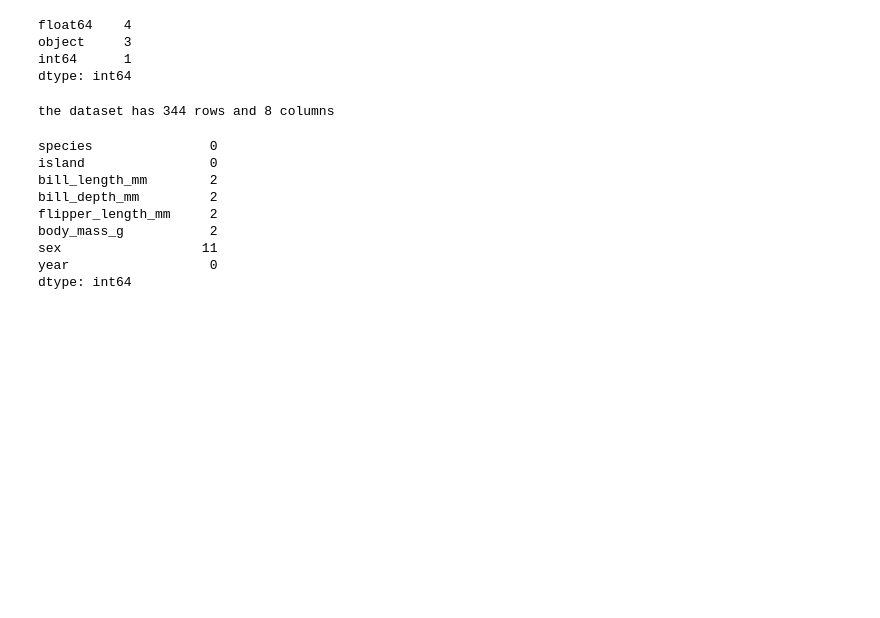
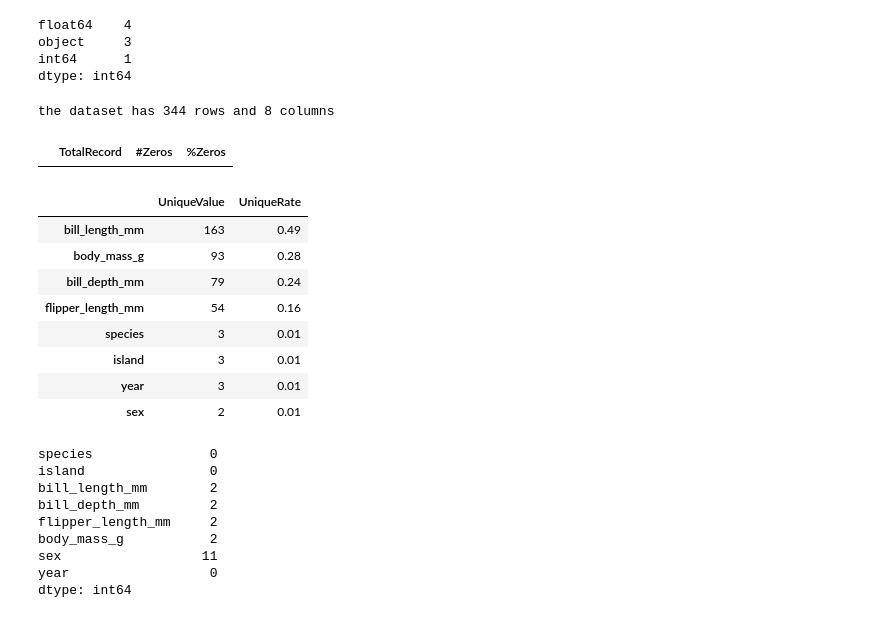
Before and after one commit to AleexSilva/Training-EDA, a Jupyter notebook: python-files/intro.ipynb, the cells around one changed output. Saved outputs shown, nothing was run; the diff lists cells and outputs as text; code cells hidden in the pictures; blank space fills up the shorter version.

```diff
--- a/python-files/intro.ipynb
+++ b/python-files/intro.ipynb
@@ -73,0 +90,5 @@ the dataset has 344 rows and 8 columns
+# %%
+#4
+Zerovalues(df)
+# %% [output]
+|  | TotalRecord | #Zeros | %Zeros |
@@ -74 +97,29 @@ the dataset has 344 rows and 8 columns
+# %%
+# 5
+
+def uniqueRate(data,initialColumn):
+
+  d = pd.DataFrame(columns=("UniqueValue","UniqueRate"),index=data.columns)
+  x = data.columns
+
+  for i in data.columns:
+    d.loc[i,"UniqueValue"]=data[i].nunique()
+    #print(x[i])
+
+  d["UniqueRate"]= d["UniqueValue"] / data.shape[0]
+  d["UniqueRate"] = d["UniqueRate"].astype(float)
+  d["UniqueRate"] = round(d["UniqueRate"],3)
+  return d.sort_values(by="UniqueValue",ascending=False)
+# %%
+uniqueRate(df,0)
+# %% [output]
+|  | UniqueValue | UniqueRate |
+| bill_length_mm | 163 | 0.49 |
+| body_mass_g | 93 | 0.28 |
+| bill_depth_mm | 79 | 0.24 |
+| flipper_length_mm | 54 | 0.16 |
+| species | 3 | 0.01 |
+| island | 3 | 0.01 |
+| year | 3 | 0.01 |
+| sex | 2 | 0.01 |
 # %%
```
Also changed, not shown: parts of 15 cells of this notebook.
